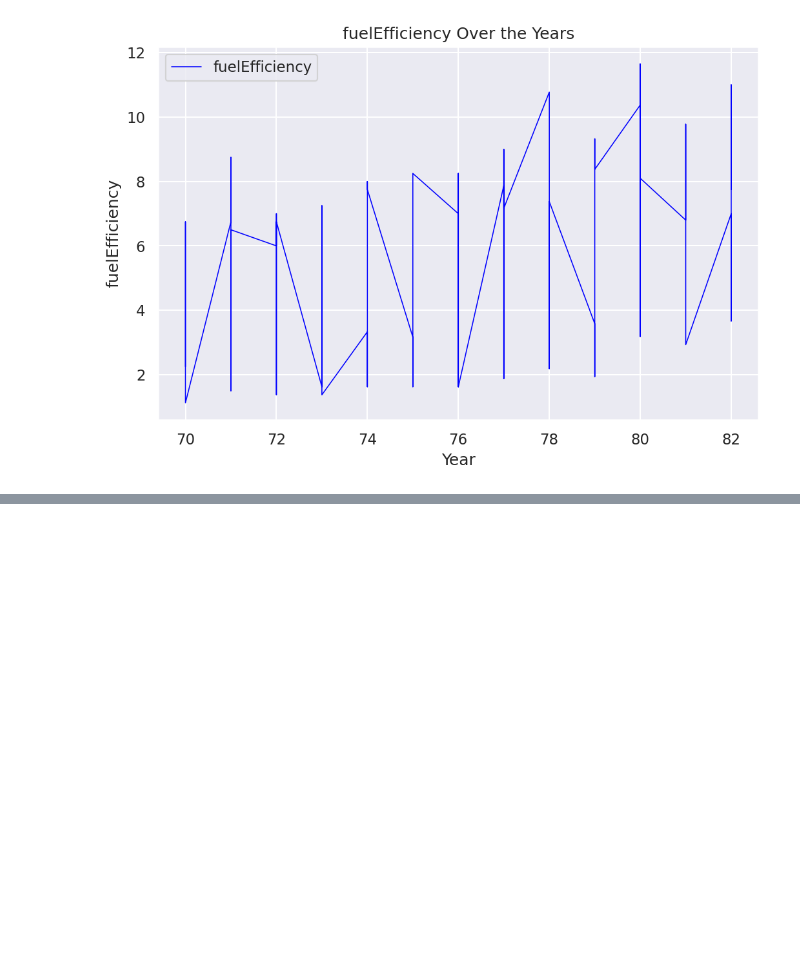
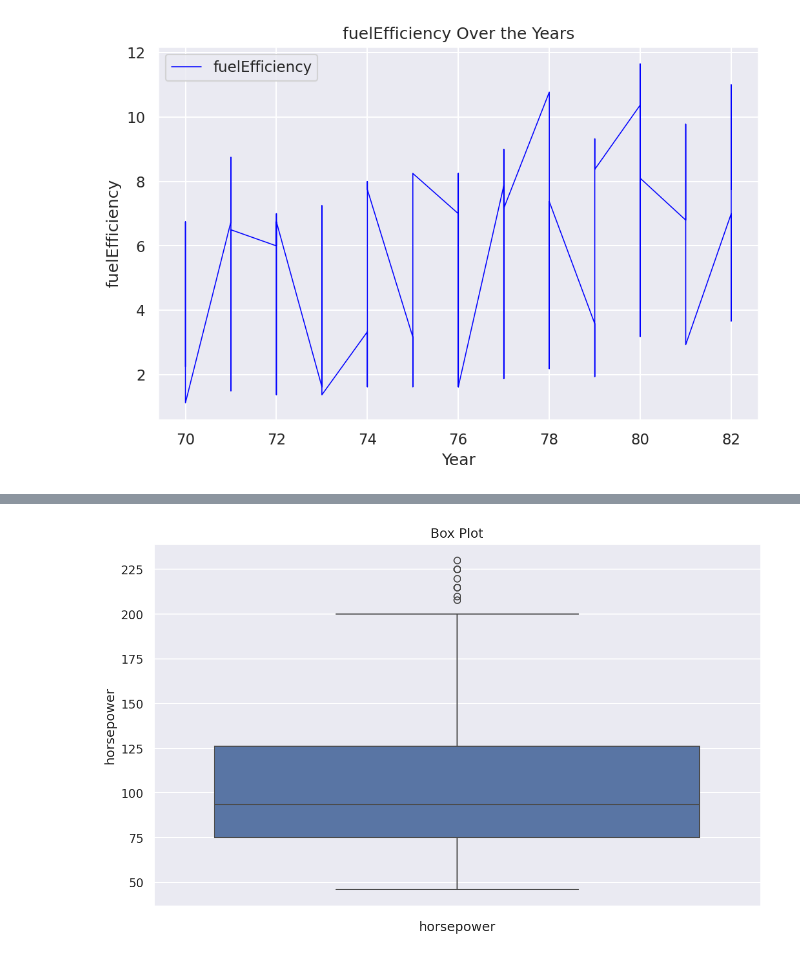
Before and after one commit to GHAUTHAM2509/data_analytics_da, a Jupyter notebook: 23BCE0487.ipynb, the cells around one changed output, grey strips where cells are left out. Cells and saved outputs as stored; diff of their text form; code cells hidden in the pictures; blank space fills up the shorter version.

```diff
--- a/23BCE0487.ipynb
+++ b/23BCE0487.ipynb
@@ -364,0 +431,10 @@ plt.show()
+# %%
+
+# Create a box plot
+plt.figure(figsize=(10, 6))
+sns.boxplot(df['horsepower'])
+plt.title("Box Plot")
+plt.xlabel("horsepower")
+plt.show()
+# %% [output]
+[figure, added]
```
Also changed, not shown: parts of 13 cells of this notebook.
